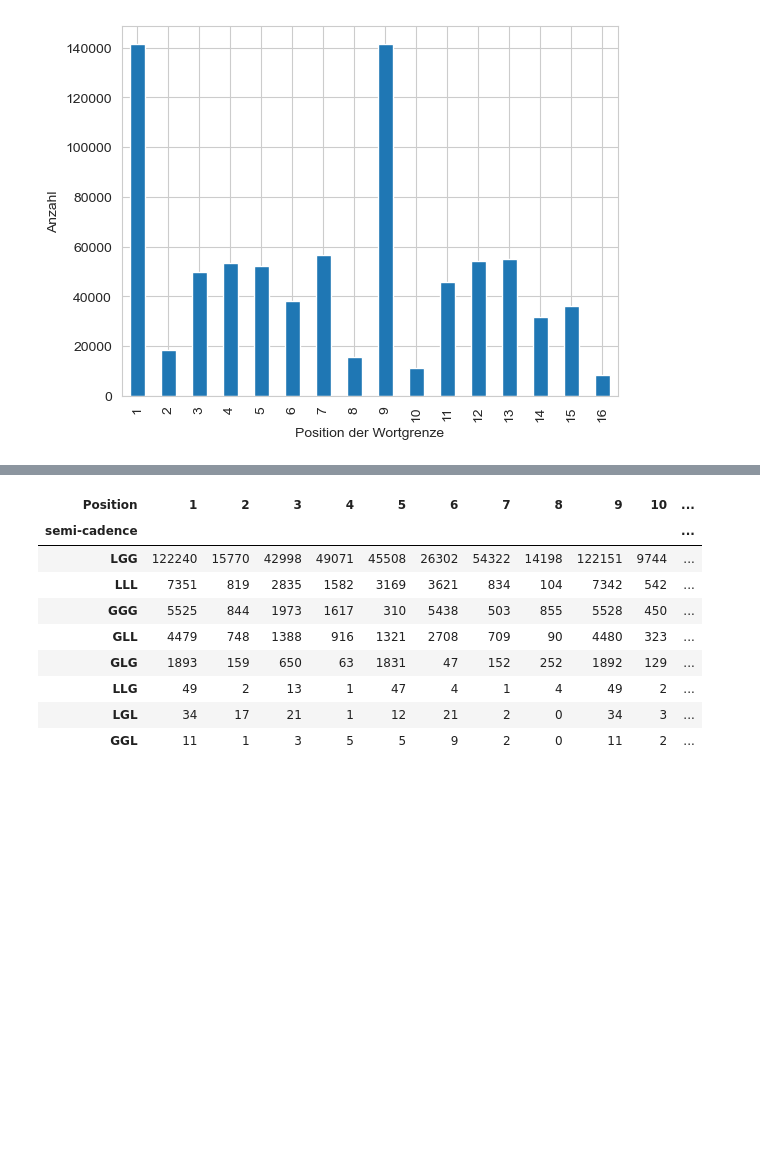
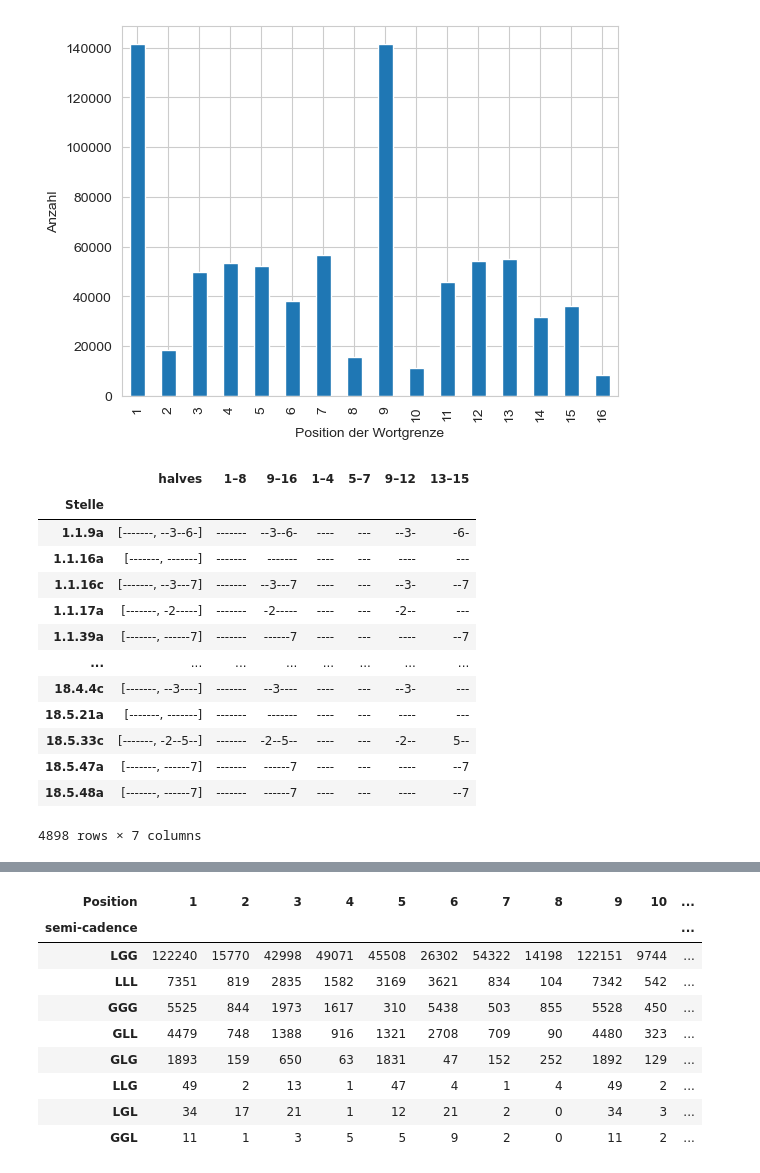
Before and after one commit to kmein/shloka, a Jupyter notebook: statistics.ipynb, the cells around one changed output, grey strips where cells are left out. Cells and saved outputs as stored; diff of their text form; code cells hidden in the pictures; blank space fills up the shorter version.

```diff
--- a/statistics.ipynb
+++ b/statistics.ipynb
@@ -838,0 +805,17 @@ write_figure("caesura")
+# %%
+df[(df["1–4"] == "----") & (df["5–7"] == "---")]
+# %% [output]
+|  | halves | 1–8 | 9–16 | 1–4 | 5–7 | 9–12 | 13–15 |
+| Stelle |  |  |  |  |  |  |  |
+| 1.1.9a | [-------, --3--6-] | ------- | --3--6- | ---- | --- | --3- | -6- |
+| 1.1.16a | [-------, -------] | ------- | ------- | ---- | --- | ---- | --- |
+| 1.1.16c | [-------, --3---7] | ------- | --3---7 | ---- | --- | --3- | --7 |
+| 1.1.17a | [-------, -2-----] | ------- | -2----- | ---- | --- | -2-- | --- |
+| 1.1.39a | [-------, ------7] | ------- | ------7 | ---- | --- | ---- | --7 |
+| ... | ... | ... | ... | ... | ... | ... | ... |
+| 18.4.4c | [-------, --3----] | ------- | --3---- | ---- | --- | --3- | --- |
+| 18.5.21a | [-------, -------] | ------- | ------- | ---- | --- | ---- | --- |
+| 18.5.33c | [-------, -2--5--] | ------- | -2--5-- | ---- | --- | -2-- | 5-- |
+| 18.5.47a | [-------, ------7] | ------- | ------7 | ---- | --- | ---- | --7 |
+| 18.5.48a | [-------, ------7] | ------- | ------7 | ---- | --- | ---- | --7 |
+4898 rows × 7 columns
```
Also changed, not shown: parts of 29 cells of this notebook.
